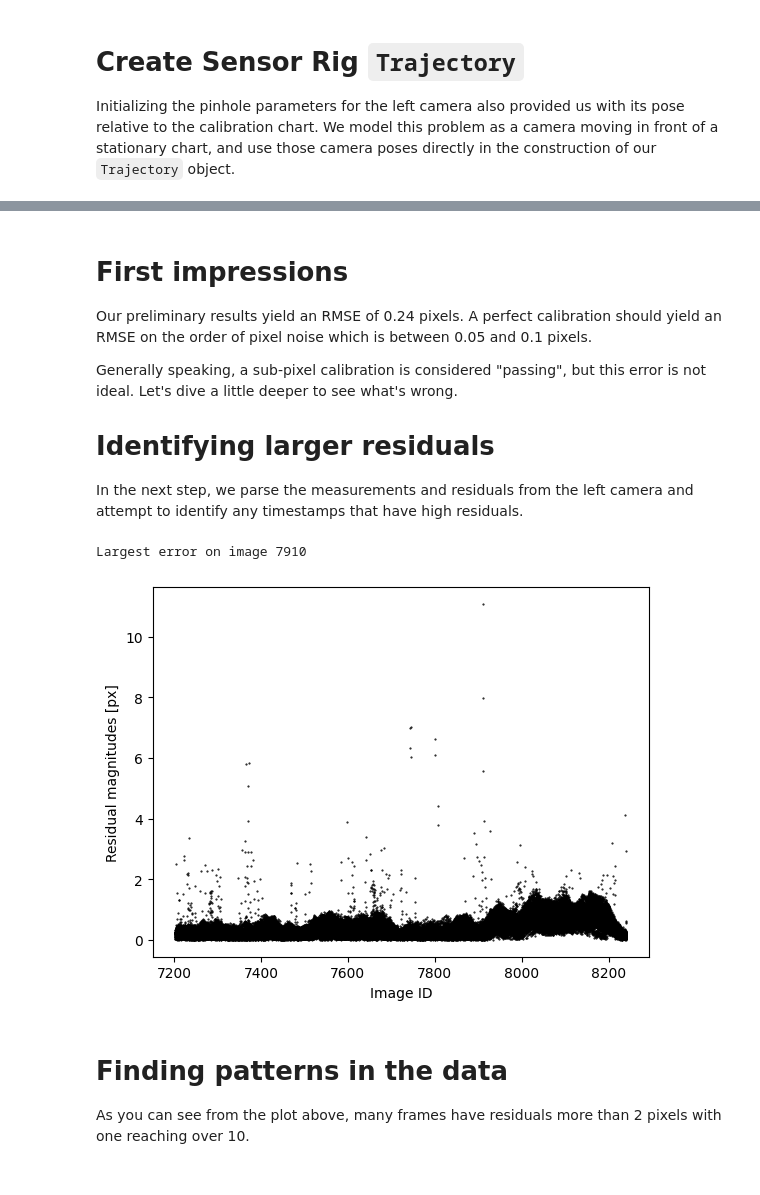
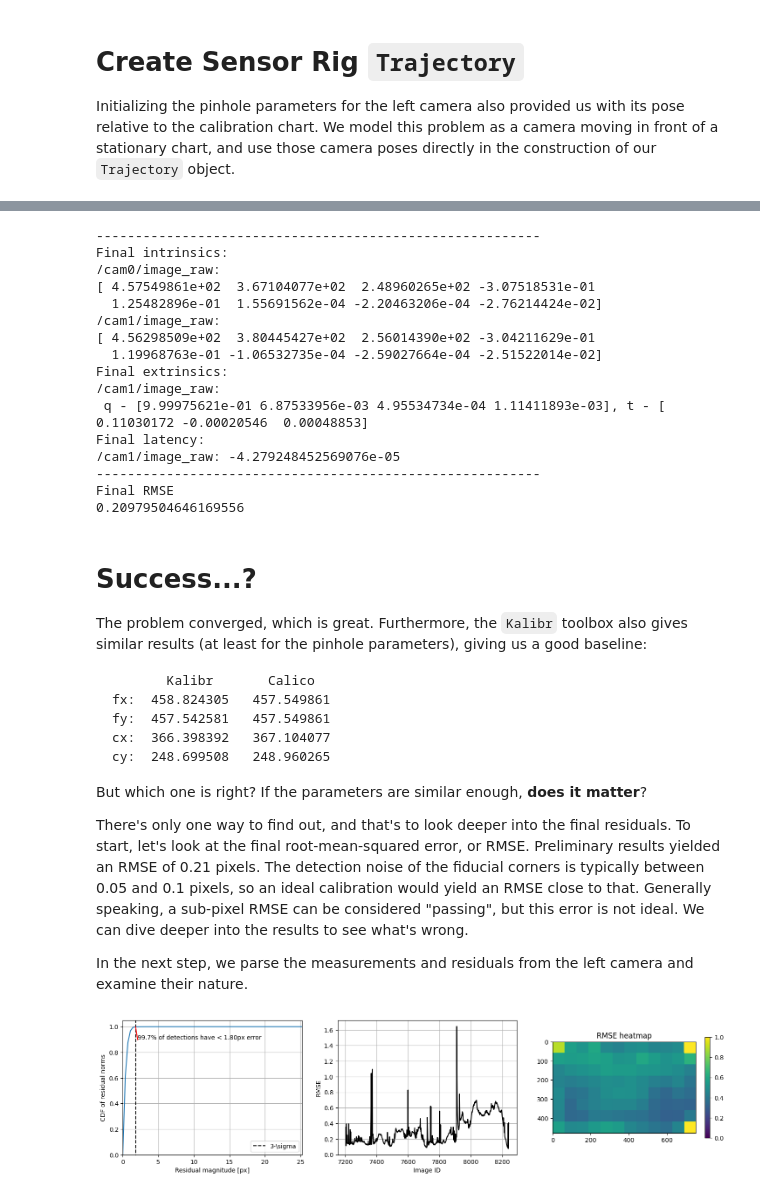
Before and after one commit to yangjames/Calico, a Jupyter notebook: demos/kalibr_multicam_demo.ipynb, the cells around one changed output, grey strips where cells are left out. Saved outputs shown, nothing was run; the diff lists cells and outputs as text; code cells hidden in the pictures.

Commit message:
Complete kalibr multi-camera calibration demo

````diff
--- a/demos/kalibr_multicam_demo.ipynb
+++ b/demos/kalibr_multicam_demo.ipynb
@@ -202,36 +279,56 @@ Final RMSE
+# %%
+# Print results.
+print('---------------------------------------------------------')
+print('Final intrinsics: ')
+print(f'{camera_left.GetName()}:')
+print(f'{camera_left.GetIntrinsics()}')
+print(f'{camera_right.GetName()}:')
+print(f'{camera_right.GetIntrinsics()}')
+print('Final extrinsics: ')
+print(f'{camera_right.GetName()}:')
+print(f' q - {camera_right.GetExtrinsics().rotation}, t - {camera_right.GetExtrinsics().translation}')
+print(f'Final latency:')
+print(f'{camera_right.GetName()}: {camera_right.GetLatency()}')
+print('---------------------------------------------------------')
+print('Final RMSE')
+print(np.sqrt(summary.final_cost / summary.num_residuals))
+# %% [output]
+---------------------------------------------------------
+Final intrinsics:
+/cam0/image_raw:
+[ 4.57549861e+02  3.67104077e+02  2.48960265e+02 -3.07518531e-01
+  1.25482896e-01  1.55691562e-04 -2.20463206e-04 -2.76214424e-02]
+/cam1/image_raw:
+[ 4.56298509e+02  3.80445427e+02  2.56014390e+02 -3.04211629e-01
+  1.19968763e-01 -1.06532735e-04 -2.59027664e-04 -2.51522014e-02]
+Final extrinsics:
+/cam1/image_raw:
+ q - [9.99975621e-01 6.87533956e-03 4.95534734e-04 1.11411893e-03], t - [ 0.11030172 -0.00020546  0.00048853]
+Final latency:
+/cam1/image_raw: -4.279248452569076e-05
+---------------------------------------------------------
+Final RMSE
+0.20979504646169556
 # %% [markdown]
-# First impressions
-Our preliminary results yield an RMSE of 0.24 pixels. A perfect calibration should yield an RMSE on the order of pixel noise which is between 0.05 and 0.1 pixels.
+# Success...?
+The problem converged, which is great. Furthermore, the `Kalibr` toolbox also gives similar results (at least for the pinhole parameters), giving us a good baseline:
+```
+       Kalibr       Calico
+fx:  458.824305   457.549861
+fy:  457.542581   457.549861
+cx:  366.398392   367.104077
+cy:  248.699508   248.960265
+```
+But which one is right? If the parameters are similar enough, **does it matter**?
 
-Generally speaking, a sub-pixel calibration is considered "passing", but this error is not ideal. Let's dive a little deeper to see what's wrong.
 
-# Identifying larger residuals
-In the next step, we parse the measurements and residuals from the left camera and attempt to identify any timestamps that have high residuals.
+There's only one way to find out, and that's to look deeper into the final residuals. To start, let's look at the final root-mean-squared error, or RMSE. Preliminary results yielded an RMSE of 0.21 pixels. The detection noise of the fiducial corners is typically between 0.05 and 0.1 pixels, so an ideal calibration would yield an RMSE close to that. Generally speaking, a sub-pixel RMSE can be considered "passing", but this error is not ideal. We can dive deeper into the results to see what's wrong.
+
+In the next step, we parse the measurements and residuals from the left camera and examine their nature.
 # %%
-# Grab residuals and measurements.
-from collections import defaultdict
+%matplotlib inline
+import matplotlib.pyplot as plt
 
-measurement_id_to_residual = camera_left.GetMeasurementIdToResidual()
-image_id_to_residuals = defaultdict(list)
-for m_id, residual in measurement_id_to_residual.items():
-    image_id_to_residuals[m_id.image_id].append(np.linalg.norm(residual))
-
-plt.close('all')
-plt.figure()
-max_error = -float('inf')
-max_error_image_id = -1
-for image_id, errors in image_id_to_residuals.items():
-    temp = max(errors)
-    if temp > max_error:
-        max_error = temp
-        max_error_image_id = image_id
-    plt.plot([image_id] * len(errors), errors, 'k.', markersize=1)
-plt.xlabel('Image ID')
-plt.ylabel('Residual magnitudes [px]')
-print(f'Largest error on image {max_error_image_id}')
+DrawErrorStats(camera_left.GetMeasurementResidualPairs())
 # %% [output]
-Largest error on image 7910
-[figure, old version]
+[figure, new version]
-# %% [markdown]
-# Finding patterns in the data
-As you can see from the plot above, many frames have residuals more than 2 pixels with one reaching over 10.
````
Also changed, not shown: parts of 19 cells of this notebook, 1 other file.
